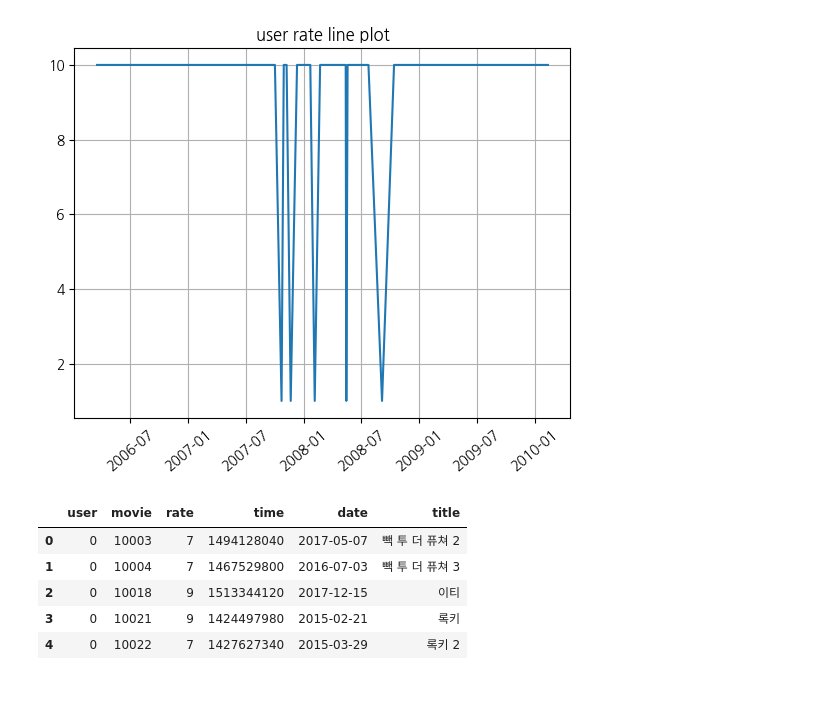
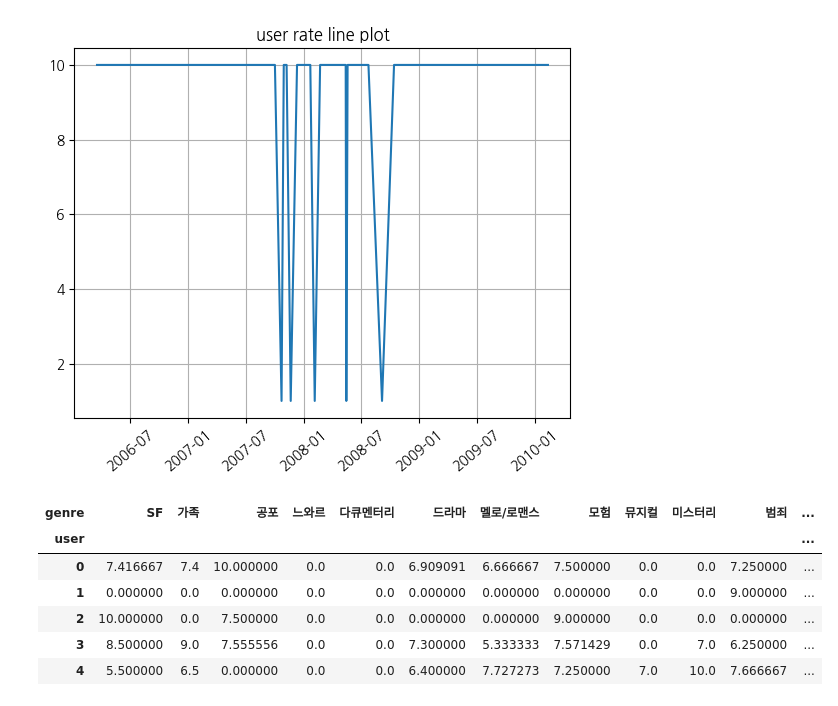
Before and after one commit to YeonSeong-Lee/codessey, a Jupyter notebook: prob02/prob0205.ipynb, the cells around one changed output. Cells and saved outputs as stored; diff of their text form; code cells hidden in the pictures.

```diff
--- a/prob02/prob0205.ipynb
+++ b/prob02/prob0205.ipynb
@@ -159,18 +160,18 @@ else:
     plt.show()
 # %% [output]
 [figure]
-# %%
-# 사용자 선호 장르 탐색
-
-user_id = 0
-user_info = rates[rates['user'] == user_id]
-user_info = user_info.merge(movies[['movie', 'title']], on='movie')
-# user_info = user_info.merge(genres, on='movie')
-user_info.head()
-# %% [output]
-|  | user | movie | rate | time | date | title |
-| 0 | 0 | 10003 | 7 | 1494128040 | 2017-05-07 | 빽 투 더 퓨쳐 2 |
-| 1 | 0 | 10004 | 7 | 1467529800 | 2016-07-03 | 빽 투 더 퓨쳐 3 |
-| 2 | 0 | 10018 | 9 | 1513344120 | 2017-12-15 | 이티 |
-| 3 | 0 | 10021 | 9 | 1424497980 | 2015-02-21 | 록키 |
-| 4 | 0 | 10022 | 7 | 1427627340 | 2015-03-29 | 록키 2 |
+# %%
+# 사용자 선호 장르 탐색
+
+movies_genre = movies.merge(genres, on='movie')
+movies_genre.head()
+user_genre_rate = pd.crosstab(rates['user'], movies_genre['genre'], rates['rate'], aggfunc='mean').fillna(0)
+user_genre_rate.head()
+# %% [output]
+| genre | SF | 가족 | 공포 | 느와르 | 다큐멘터리 | 드라마 | 멜로/로맨스 | 모험 | 뮤지컬 | 미스터리 | 범죄 | ... |
+| user |  |  |  |  |  |  |  |  |  |  |  | ... |
+| 0 | 7.416667 | 7.4 | 10.000000 | 0.0 | 0.0 | 6.909091 | 6.666667 | 7.500000 | 0.0 | 0.0 | 7.250000 | ... |
+| 1 | 0.000000 | 0.0 | 0.000000 | 0.0 | 0.0 | 0.000000 | 0.000000 | 0.000000 | 0.0 | 0.0 | 9.000000 | ... |
+| 2 | 10.000000 | 0.0 | 7.500000 | 0.0 | 0.0 | 0.000000 | 0.000000 | 9.000000 | 0.0 | 0.0 | 0.000000 | ... |
+| 3 | 8.500000 | 9.0 | 7.555556 | 0.0 | 0.0 | 7.300000 | 5.333333 | 7.571429 | 0.0 | 7.0 | 6.250000 | ... |
+| 4 | 5.500000 | 6.5 | 0.000000 | 0.0 | 0.0 | 6.400000 | 7.727273 | 7.250000 | 7.0 | 10.0 | 7.666667 | ... |
```
Also changed, not shown: parts of 5 cells of this notebook.
